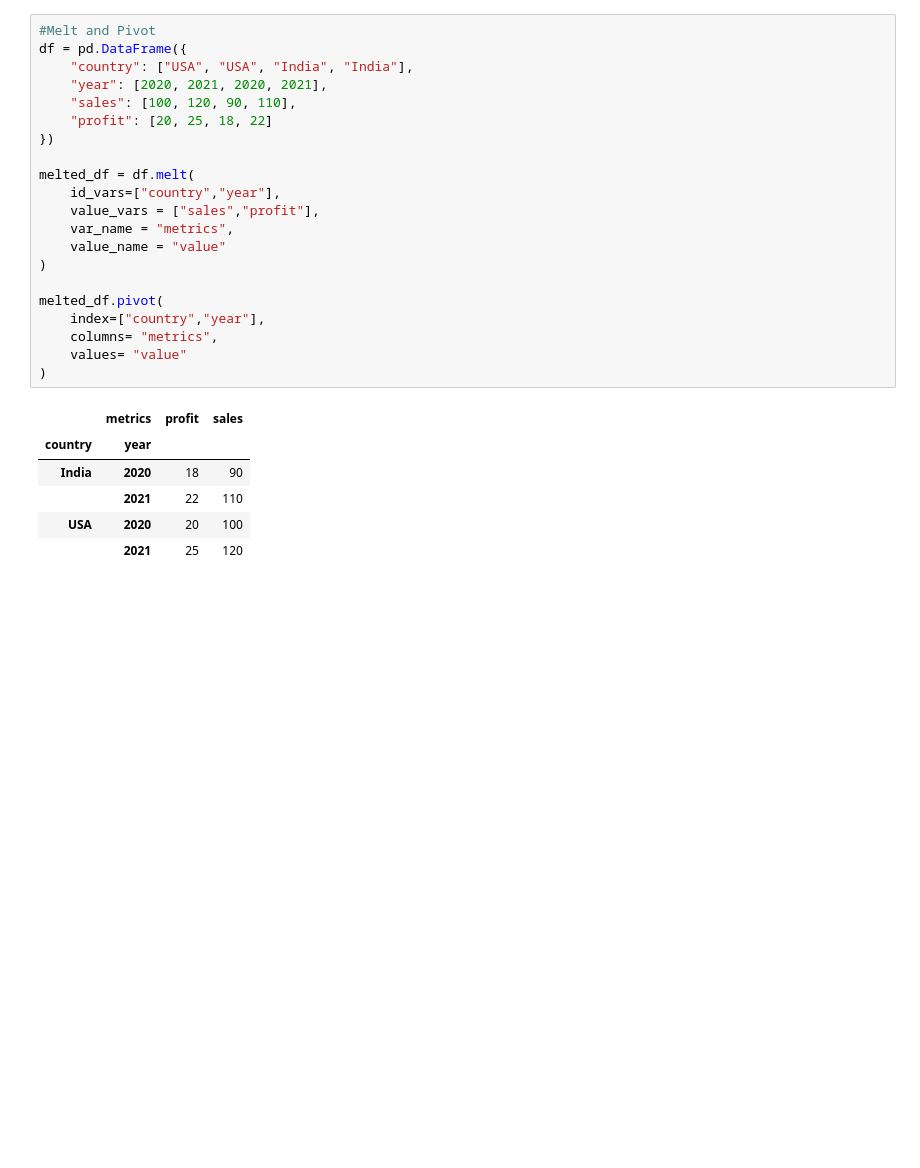
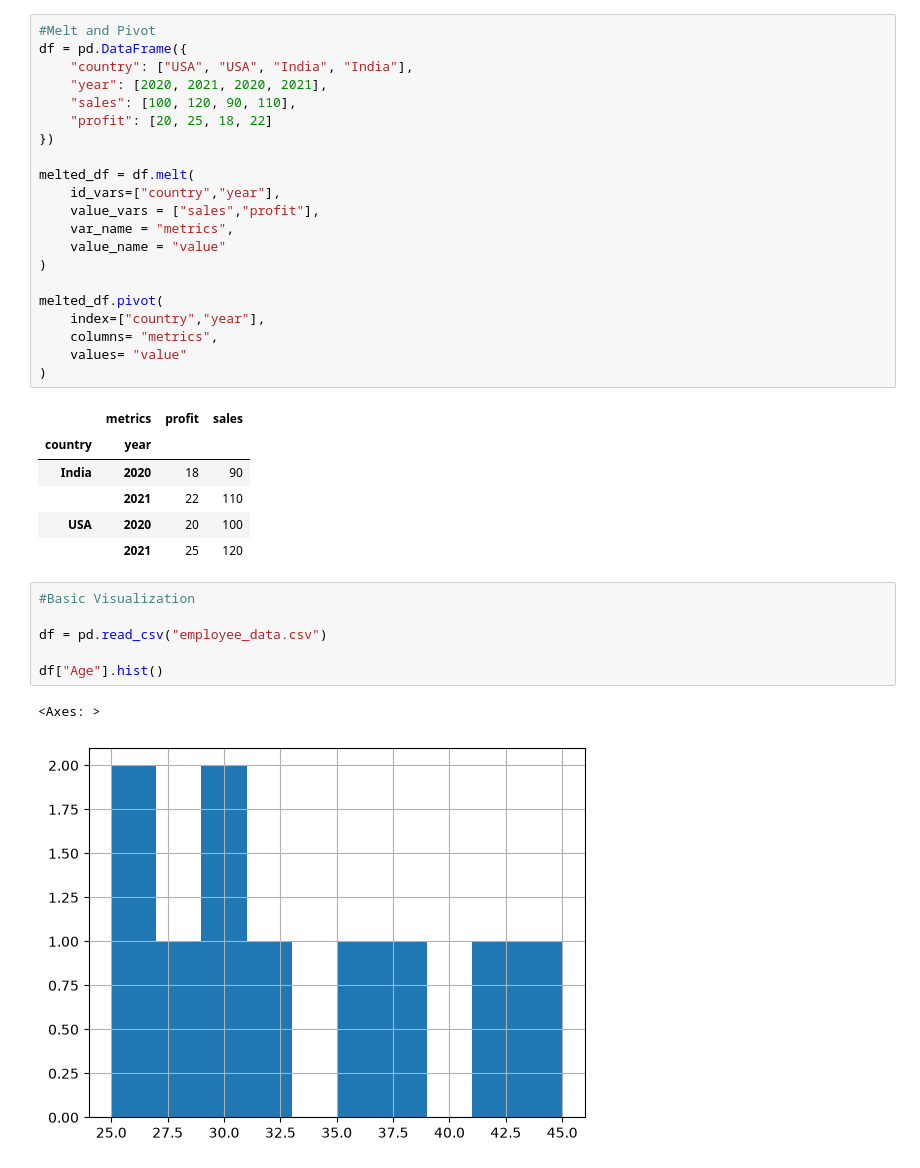
Before and after one commit to sparsh0913/python-data-science, a Jupyter notebook: Pandas/pandas_tutorial.ipynb, the cells around one changed output. Cells and saved outputs as stored; diff of their text form; blank space fills up the shorter version.

Commit message:
Basic Visualization with pandas

```diff
--- a/Pandas/pandas_tutorial.ipynb
+++ b/Pandas/pandas_tutorial.ipynb
@@ -397,3 +397,12 @@ melted_df.pivot(
 |  | 2021 | 22 | 110 |
 | USA | 2020 | 20 | 100 |
 |  | 2021 | 25 | 120 |
+# %%
+#Basic Visualization
+
+df = pd.read_csv("employee_data.csv")
+
+df["Age"].hist()
+# %% [output]
+<Axes: >
+[figure, added]
```
Also changed, not shown: parts of 1 cell of this notebook.
